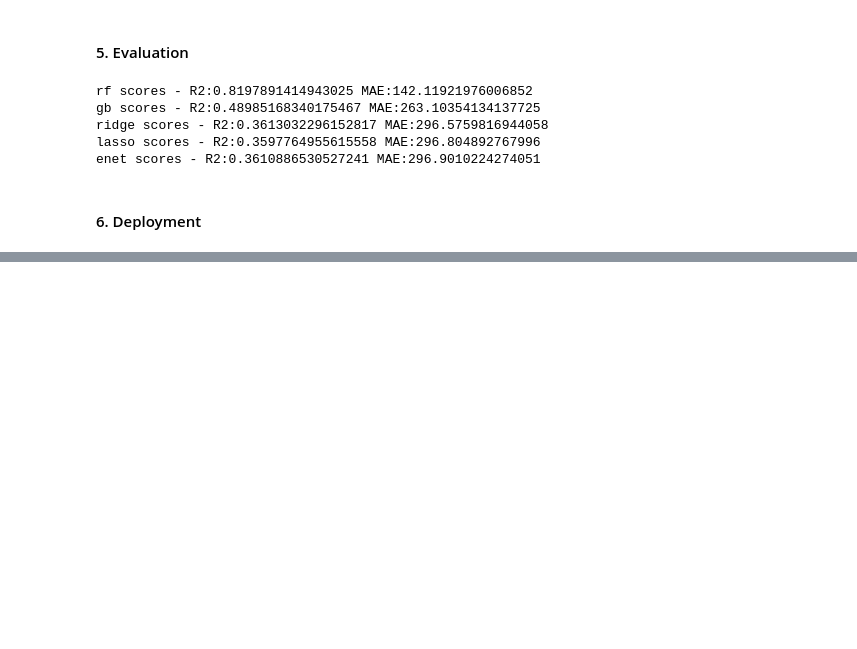
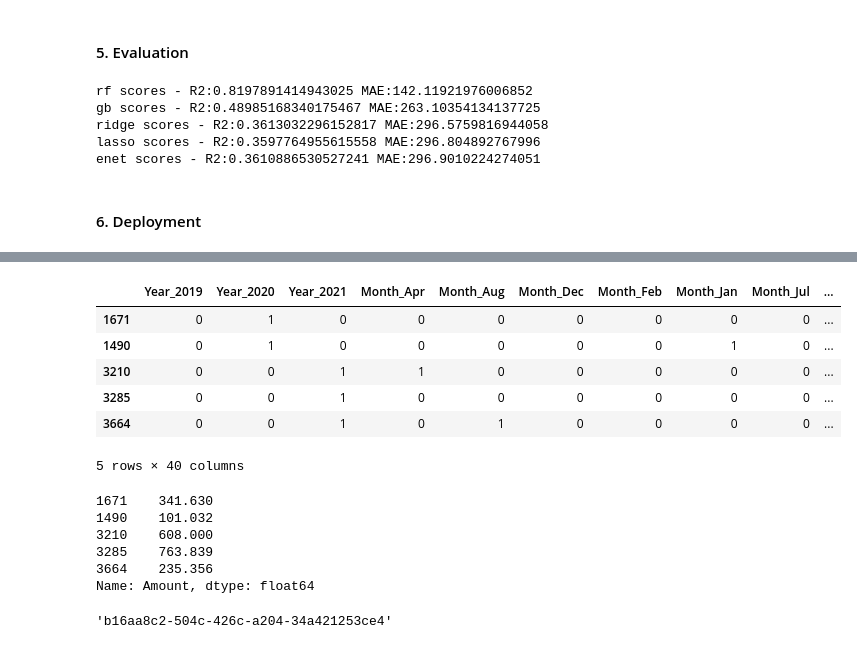
Before and after one commit to Daremitsu1/Full-Stack-Machine-Learning, a Jupyter notebook: Regression Model.ipynb, the cells around one changed output, grey strips where cells are left out. Drawn from its saved outputs; the diff is of its cells as text; code cells hidden in the pictures; blank space fills up the shorter version.

```diff
--- a/Regression Model.ipynb
+++ b/Regression Model.ipynb
@@ -777,0 +861,19 @@ best_model = fit_models['rf']
+# %%
+X_train.head()
+# %% [output]
+|  | Year_2019 | Year_2020 | Year_2021 | Month_Apr | Month_Aug | Month_Dec | Month_Feb | Month_Jan | Month_Jul | ... |
+| 1671 | 0 | 1 | 0 | 0 | 0 | 0 | 0 | 0 | 0 | ... |
+| 1490 | 0 | 1 | 0 | 0 | 0 | 0 | 0 | 1 | 0 | ... |
+| 3210 | 0 | 0 | 1 | 1 | 0 | 0 | 0 | 0 | 0 | ... |
+| 3285 | 0 | 0 | 1 | 0 | 0 | 0 | 0 | 0 | 0 | ... |
+| 3664 | 0 | 0 | 1 | 0 | 1 | 0 | 0 | 0 | 0 | ... |
+5 rows × 40 columns
+# %%
+y_train.head()
+# %% [output]
+1671    341.630
+1490    101.032
+3210    608.000
+3285    763.839
+3664    235.356
+Name: Amount, dtype: float64
@@ -777,0 +882,4 @@ best_model = fit_models['rf']
+# %%
+model_uid
+# %% [output]
+'b16aa8c2-504c-426c-a204-34a421253ce4'
```
Also changed, not shown: parts of 19 cells of this notebook.
